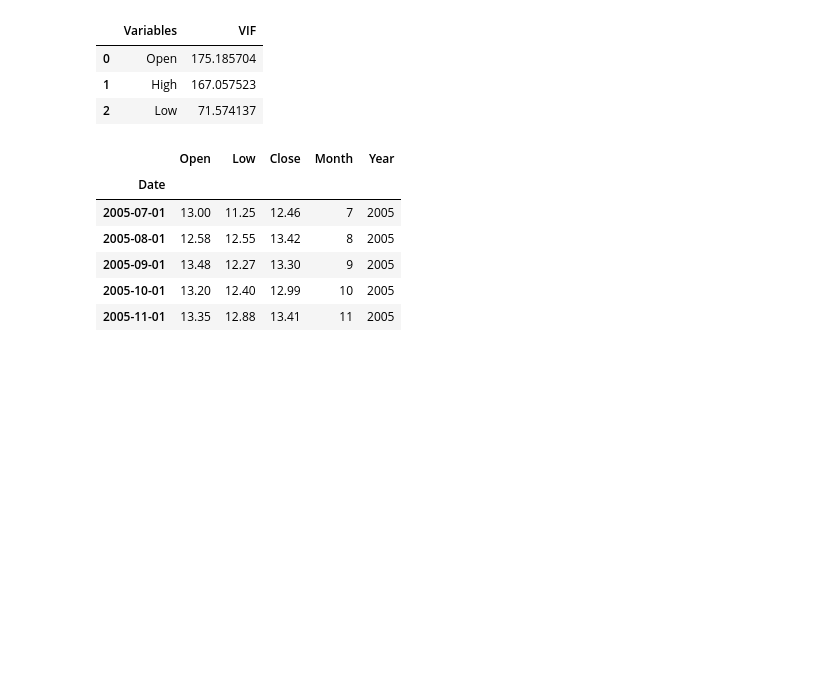
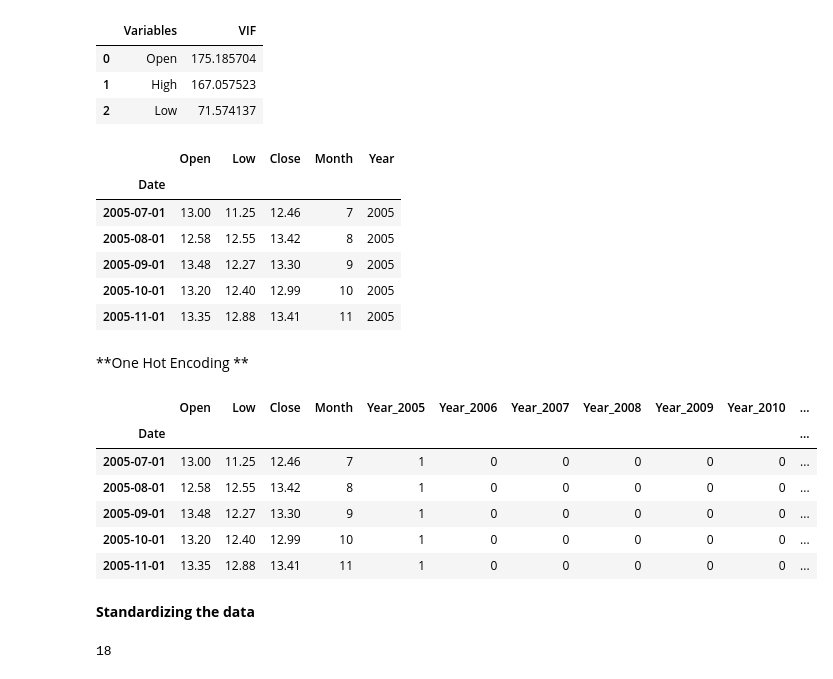
Before and after one commit to sunanda-debnath/Yes-Bank-Stock-Predication, a Jupyter notebook: Yes__Bank__Stock_Predication.ipynb, the cells around one changed output. Saved outputs shown, nothing was run; the diff lists cells and outputs as text; code cells hidden in the pictures; blank space fills up the shorter version.

```diff
--- a/Yes__Bank__Stock_Predication.ipynb
+++ b/Yes__Bank__Stock_Predication.ipynb
@@ -303,3 +303,24 @@ df.head()
 | 2005-09-01 | 13.48 | 12.27 | 13.30 | 9 | 2005 |
 | 2005-10-01 | 13.20 | 12.40 | 12.99 | 10 | 2005 |
 | 2005-11-01 | 13.35 | 12.88 | 13.41 | 11 | 2005 |
+# %% [markdown]
+**One Hot Encoding **
+# %%
+new_df=pd.get_dummies(df,columns=['Year'])
+# %%
+new_df.head()
+# %% [output]
+|  | Open | Low | Close | Month | Year_2005 | Year_2006 | Year_2007 | Year_2008 | Year_2009 | Year_2010 | ... |
+| Date |  |  |  |  |  |  |  |  |  |  | ... |
+| 2005-07-01 | 13.00 | 11.25 | 12.46 | 7 | 1 | 0 | 0 | 0 | 0 | 0 | ... |
+| 2005-08-01 | 12.58 | 12.55 | 13.42 | 8 | 1 | 0 | 0 | 0 | 0 | 0 | ... |
+| 2005-09-01 | 13.48 | 12.27 | 13.30 | 9 | 1 | 0 | 0 | 0 | 0 | 0 | ... |
+| 2005-10-01 | 13.20 | 12.40 | 12.99 | 10 | 1 | 0 | 0 | 0 | 0 | 0 | ... |
+| 2005-11-01 | 13.35 | 12.88 | 13.41 | 11 | 1 | 0 | 0 | 0 | 0 | 0 | ... |
+# %% [markdown]
+**Standardizing the data**
+# %%
+independent_features= [col for col in new_df if col not in ['Close', 'Month']]
+len(independent_features)
+# %% [output]
+18
```
Also changed, not shown: parts of 3 cells of this notebook.
